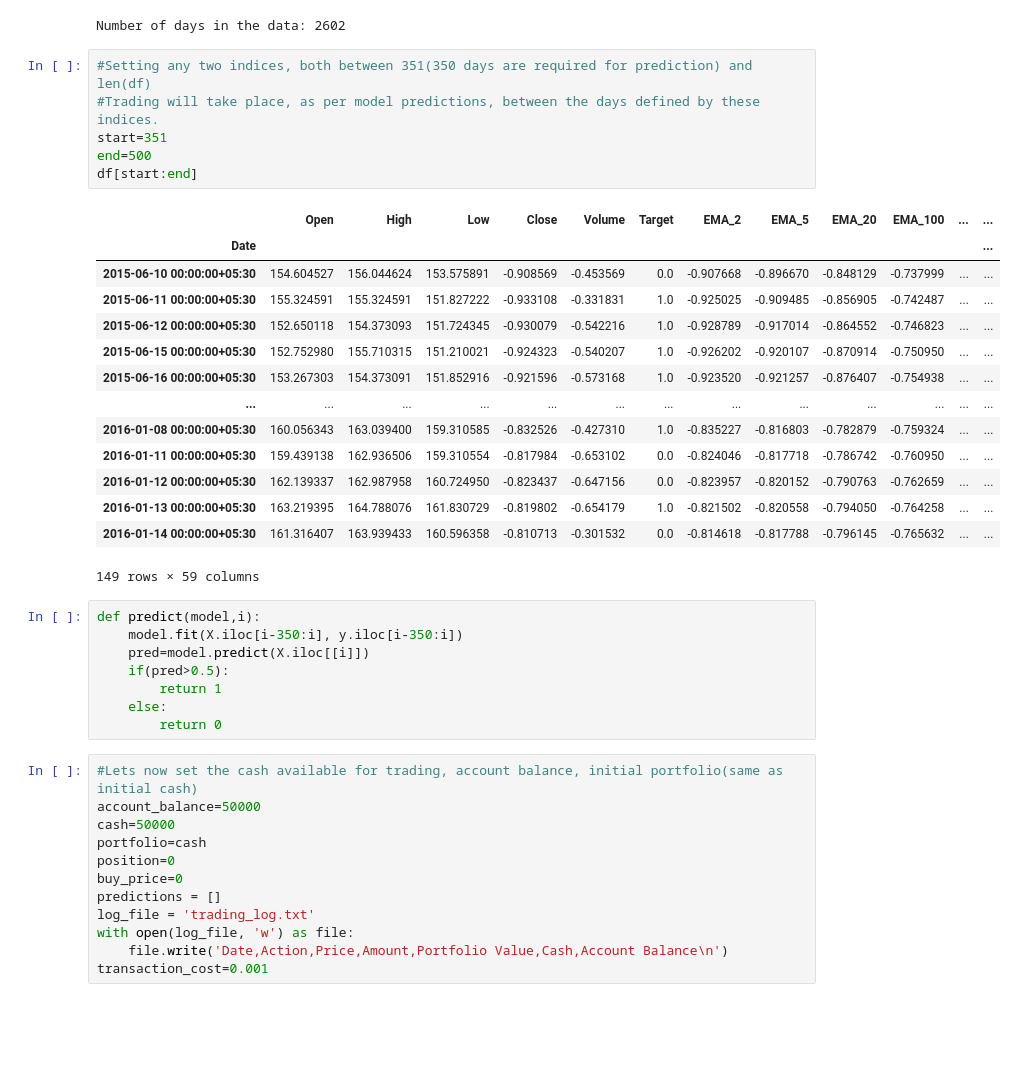
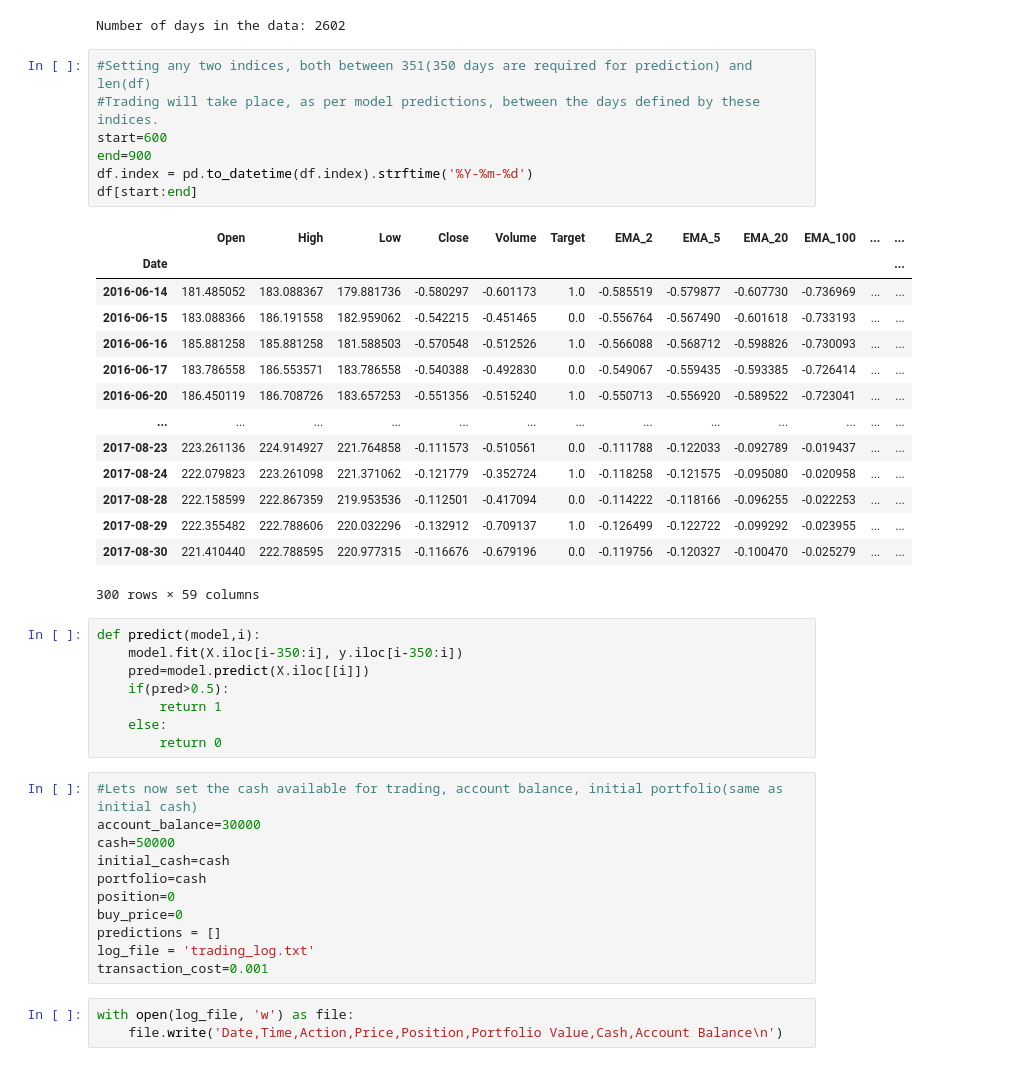
Before and after one commit to Raj-Harshit23/SoC-Automated-Trading, a Jupyter notebook: final script/backtester.ipynb, the cells around one changed output. Drawn from its saved outputs; the diff is of its cells as text; blank space fills up the shorter version.

```diff
--- a/final script/backtester.ipynb
+++ b/final script/backtester.ipynb
@@ -97,24 +100,25 @@ Number of days in the data: 2602
 # %%
 #Setting any two indices, both between 351(350 days are required for prediction) and len(df)
 #Trading will take place, as per model predictions, between the days defined by these indices.
-start=351
-end=500
+start=600
+end=900
+df.index = pd.to_datetime(df.index).strftime('%Y-%m-%d')
 df[start:end]
 # %% [output]
 |  | Open | High | Low | Close | Volume | Target | EMA_2 | EMA_5 | EMA_20 | EMA_100 | ... | ... |
 | Date |  |  |  |  |  |  |  |  |  |  |  | ... |
-| 2015-06-10 00:00:00+05:30 | 154.604527 | 156.044624 | 153.575891 | -0.908569 | -0.453569 | 0.0 | -0.907668 | -0.896670 | -0.848129 | -0.737999 | ... | ... |
-| 2015-06-11 00:00:00+05:30 | 155.324591 | 155.324591 | 151.827222 | -0.933108 | -0.331831 | 1.0 | -0.925025 | -0.909485 | -0.856905 | -0.742487 | ... | ... |
-| 2015-06-12 00:00:00+05:30 | 152.650118 | 154.373093 | 151.724345 | -0.930079 | -0.542216 | 1.0 | -0.928789 | -0.917014 | -0.864552 | -0.746823 | ... | ... |
-| 2015-06-15 00:00:00+05:30 | 152.752980 | 155.710315 | 151.210021 | -0.924323 | -0.540207 | 1.0 | -0.926202 | -0.920107 | -0.870914 | -0.750950 | ... | ... |
-| 2015-06-16 00:00:00+05:30 | 153.267303 | 154.373091 | 151.852916 | -0.921596 | -0.573168 | 1.0 | -0.923520 | -0.921257 | -0.876407 | -0.754938 | ... | ... |
+| 2016-06-14 | 181.485052 | 183.088367 | 179.881736 | -0.580297 | -0.601173 | 1.0 | -0.585519 | -0.579877 | -0.607730 | -0.736969 | ... | ... |
+| 2016-06-15 | 183.088366 | 186.191558 | 182.959062 | -0.542215 | -0.451465 | 0.0 | -0.556764 | -0.567490 | -0.601618 | -0.733193 | ... | ... |
+| 2016-06-16 | 185.881258 | 185.881258 | 181.588503 | -0.570548 | -0.512526 | 1.0 | -0.566088 | -0.568712 | -0.598826 | -0.730093 | ... | ... |
+| 2016-06-17 | 183.786558 | 186.553571 | 183.786558 | -0.540388 | -0.492830 | 0.0 | -0.549067 | -0.559435 | -0.593385 | -0.726414 | ... | ... |
+| 2016-06-20 | 186.450119 | 186.708726 | 183.657253 | -0.551356 | -0.515240 | 1.0 | -0.550713 | -0.556920 | -0.589522 | -0.723041 | ... | ... |
 | ... | ... | ... | ... | ... | ... | ... | ... | ... | ... | ... | ... | ... |
-| 2016-01-08 00:00:00+05:30 | 160.056343 | 163.039400 | 159.310585 | -0.832526 | -0.427310 | 1.0 | -0.835227 | -0.816803 | -0.782879 | -0.759324 | ... | ... |
-| 2016-01-11 00:00:00+05:30 | 159.439138 | 162.936506 | 159.310554 | -0.817984 | -0.653102 | 0.0 | -0.824046 | -0.817718 | -0.786742 | -0.760950 | ... | ... |
-| 2016-01-12 00:00:00+05:30 | 162.139337 | 162.987958 | 160.724950 | -0.823437 | -0.647156 | 0.0 | -0.823957 | -0.820152 | -0.790763 | -0.762659 | ... | ... |
-| 2016-01-13 00:00:00+05:30 | 163.219395 | 164.788076 | 161.830729 | -0.819802 | -0.654179 | 1.0 | -0.821502 | -0.820558 | -0.794050 | -0.764258 | ... | ... |
-| 2016-01-14 00:00:00+05:30 | 161.316407 | 163.939433 | 160.596358 | -0.810713 | -0.301532 | 0.0 | -0.814618 | -0.817788 | -0.796145 | -0.765632 | ... | ... |
+| 2017-08-23 | 223.261136 | 224.914927 | 221.764858 | -0.111573 | -0.510561 | 0.0 | -0.111788 | -0.122033 | -0.092789 | -0.019437 | ... | ... |
+| 2017-08-24 | 222.079823 | 223.261098 | 221.371062 | -0.121779 | -0.352724 | 1.0 | -0.118258 | -0.121575 | -0.095080 | -0.020958 | ... | ... |
+| 2017-08-28 | 222.158599 | 222.867359 | 219.953536 | -0.112501 | -0.417094 | 0.0 | -0.114222 | -0.118166 | -0.096255 | -0.022253 | ... | ... |
+| 2017-08-29 | 222.355482 | 222.788606 | 220.032296 | -0.132912 | -0.709137 | 1.0 | -0.126499 | -0.122722 | -0.099292 | -0.023955 | ... | ... |
+| 2017-08-30 | 221.410440 | 222.788595 | 220.977315 | -0.116676 | -0.679196 | 0.0 | -0.119756 | -0.120327 | -0.100470 | -0.025279 | ... | ... |
-149 rows × 59 columns
+300 rows × 59 columns
 # %%
 def predict(model,i):
     model.fit(X.iloc[i-350:i], y.iloc[i-350:i])
@@ -125,13 +129,15 @@ def predict(model,i):
         return 0
 # %%
 #Lets now set the cash available for trading, account balance, initial portfolio(same as initial cash)
-account_balance=50000
+account_balance=30000
 cash=50000
+initial_cash=cash
 portfolio=cash
 position=0
 buy_price=0
 predictions = []
 log_file = 'trading_log.txt'
-with open(log_file, 'w') as file:
-    file.write('Date,Action,Price,Amount,Portfolio Value,Cash,Account Balance\n')
 transaction_cost=0.001
+# %%
+with open(log_file, 'w') as file:
+    file.write('Date,Time,Action,Price,Position,Portfolio Value,Cash,Account Balance\n')
```
Also changed, not shown: parts of 9 cells of this notebook, 1 other file.
